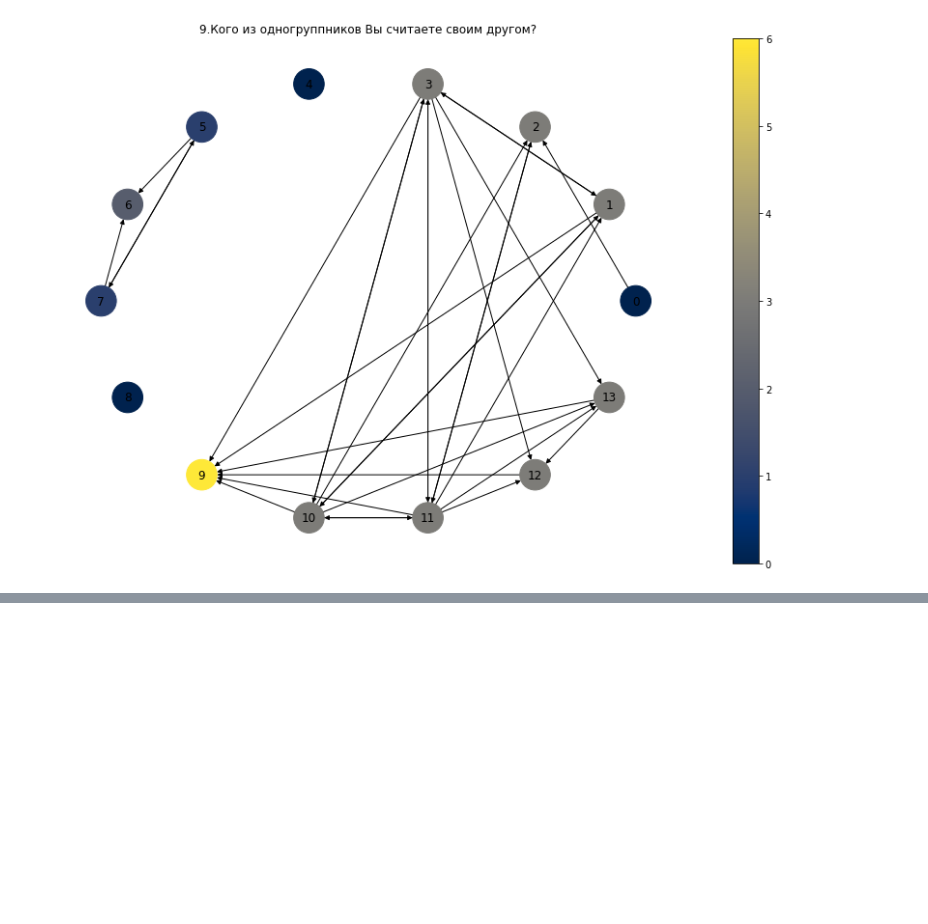
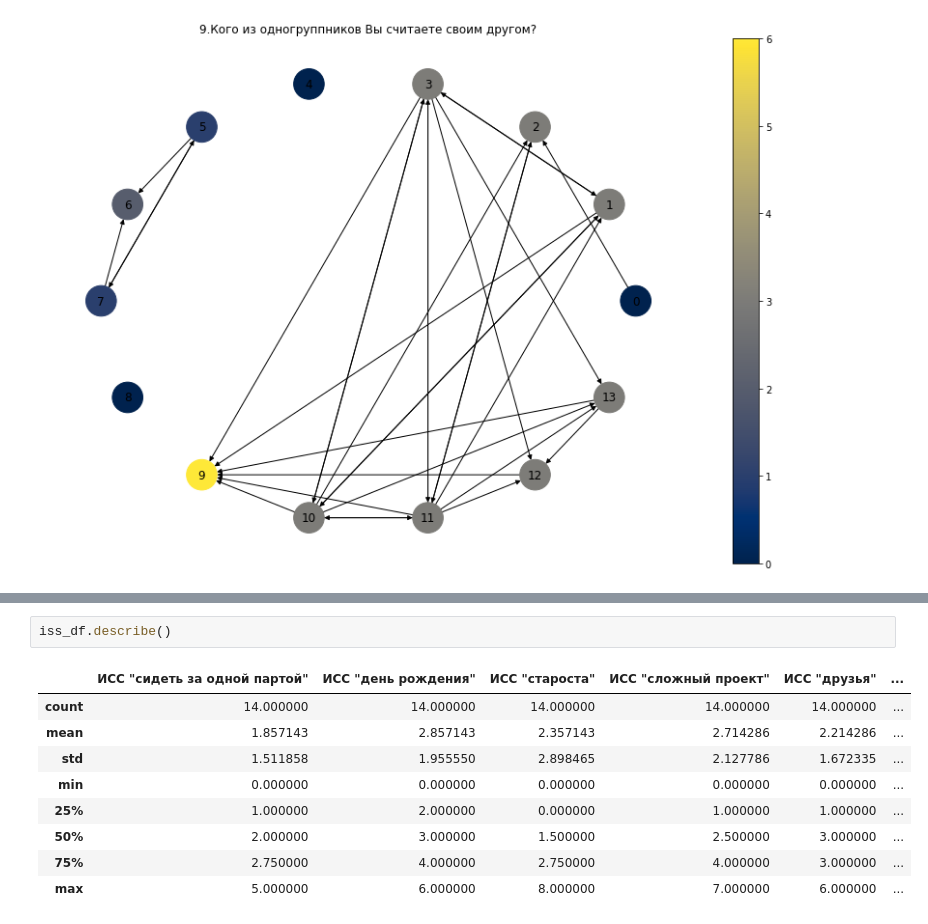
Before and after one commit to aptmess/pm.socio, a Jupyter notebook: code/socio.ipynb, the cells around one changed output, grey strips where cells are left out. Drawn from its saved outputs; the diff is of its cells as text; blank space fills up the shorter version.

```diff
--- a/code/socio.ipynb
+++ b/code/socio.ipynb
@@ -162,0 +192,12 @@ visualisation(M9,'M9')
+# %%
+iss_df.describe()
+# %% [output]
+|  | ИСС "сидеть за одной партой" | ИСС "день рождения" | ИСС "староста" | ИСС "сложный проект" | ИСС "друзья" | ... |
+| count | 14.000000 | 14.000000 | 14.000000 | 14.000000 | 14.000000 | ... |
+| mean | 1.857143 | 2.857143 | 2.357143 | 2.714286 | 2.214286 | ... |
+| std | 1.511858 | 1.955550 | 2.898465 | 2.127786 | 1.672335 | ... |
+| min | 0.000000 | 0.000000 | 0.000000 | 0.000000 | 0.000000 | ... |
+| 25% | 1.000000 | 2.000000 | 0.000000 | 1.000000 | 1.000000 | ... |
+| 50% | 2.000000 | 3.000000 | 1.500000 | 2.500000 | 3.000000 | ... |
+| 75% | 2.750000 | 4.000000 | 2.750000 | 4.000000 | 3.000000 | ... |
+| max | 5.000000 | 6.000000 | 8.000000 | 7.000000 | 6.000000 | ... |
```
Also changed, not shown: parts of 25 cells of this notebook.
